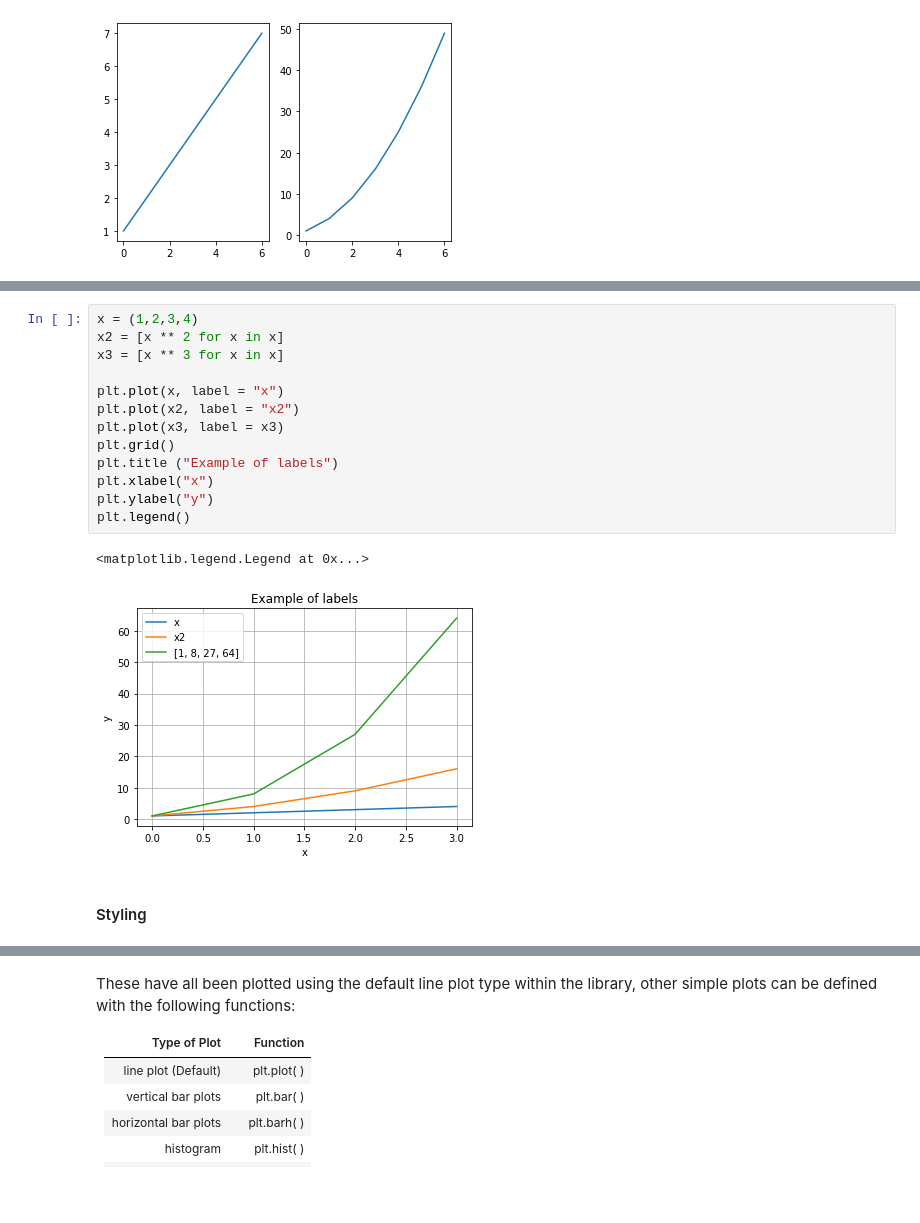
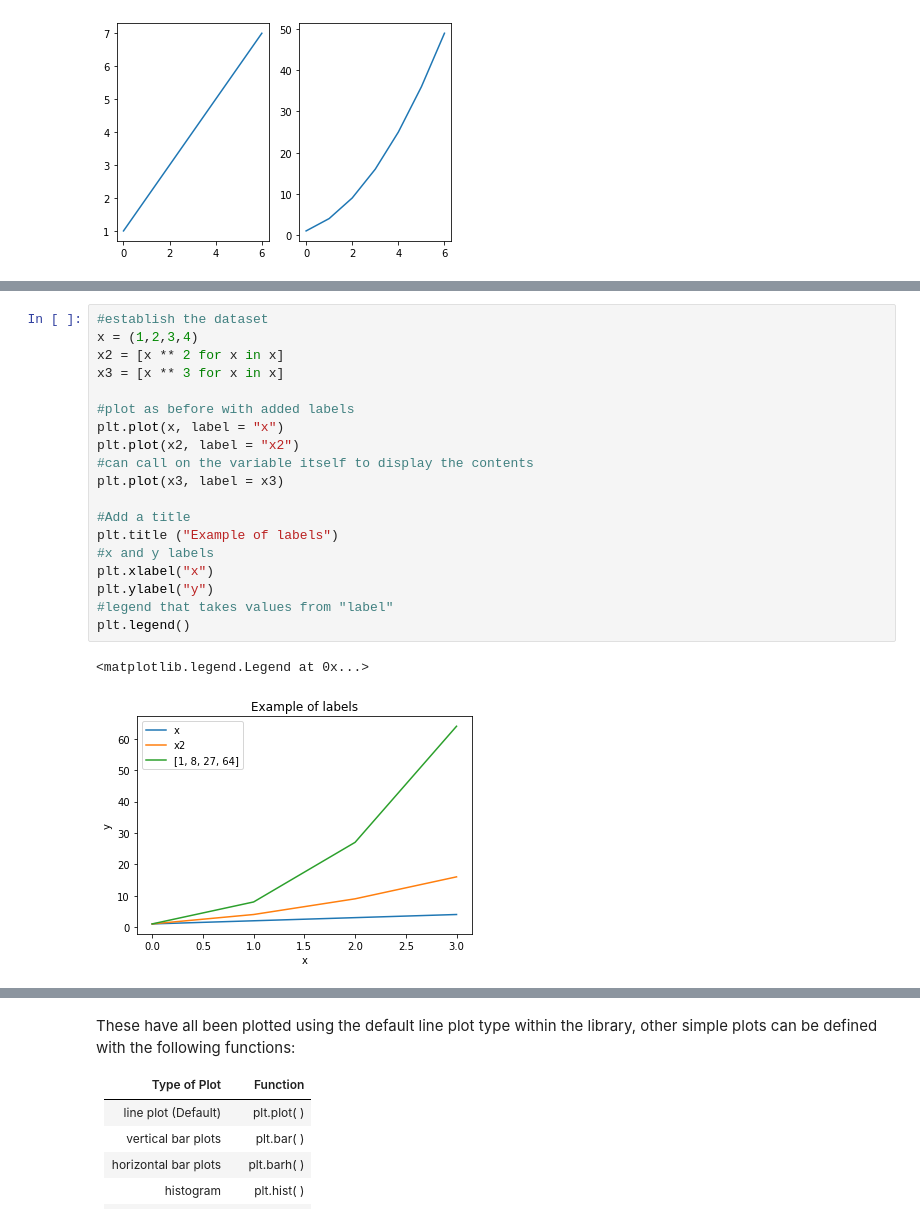
Before and after one commit to ShanePAustin/fundamentals-of-data-analysis, a Jupyter notebook: pyplot.ipynb, the cells around one changed output, grey strips where cells are left out. Cells and saved outputs as stored; diff of their text form; blank space fills up the shorter version.

```diff
--- a/pyplot.ipynb
+++ b/pyplot.ipynb
@@ -121,18 +136,22 @@ ax2.plot(x2)
 # %%
+#establish the dataset
 x = (1,2,3,4)
 x2 = [x ** 2 for x in x]
 x3 = [x ** 3 for x in x]
 
+#plot as before with added labels
 plt.plot(x, label = "x")
 plt.plot(x2, label = "x2")
+#can call on the variable itself to display the contents
 plt.plot(x3, label = x3)
-plt.grid()
+
+#Add a title
 plt.title ("Example of labels")
+#x and y labels
 plt.xlabel("x")
 plt.ylabel("y")
+#legend that takes values from "label"
 plt.legend()
 # %% [output]
 <matplotlib.legend.Legend at 0x...>
-[figure, old version]
+[figure, new version]
-# %% [markdown]
-#### Styling
```
Also changed, not shown: parts of 14 cells of this notebook.
